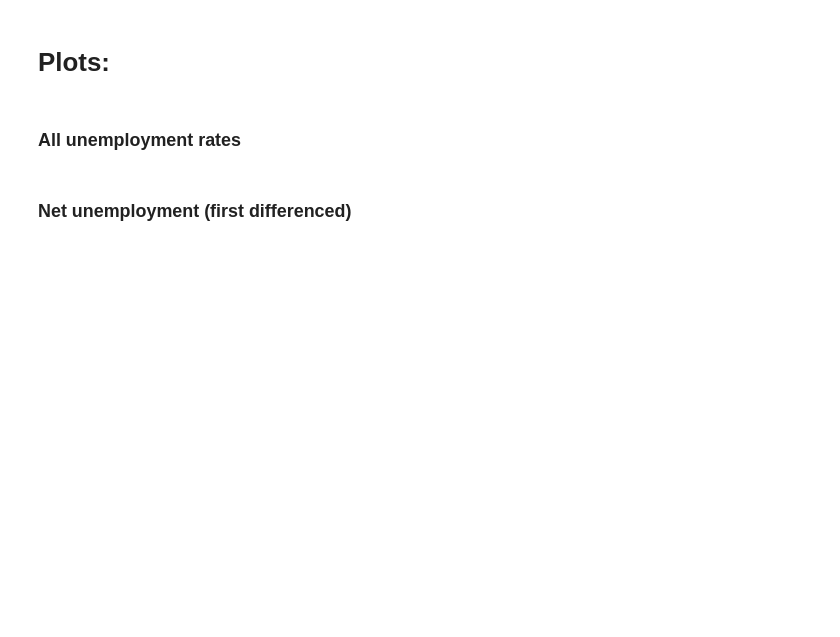
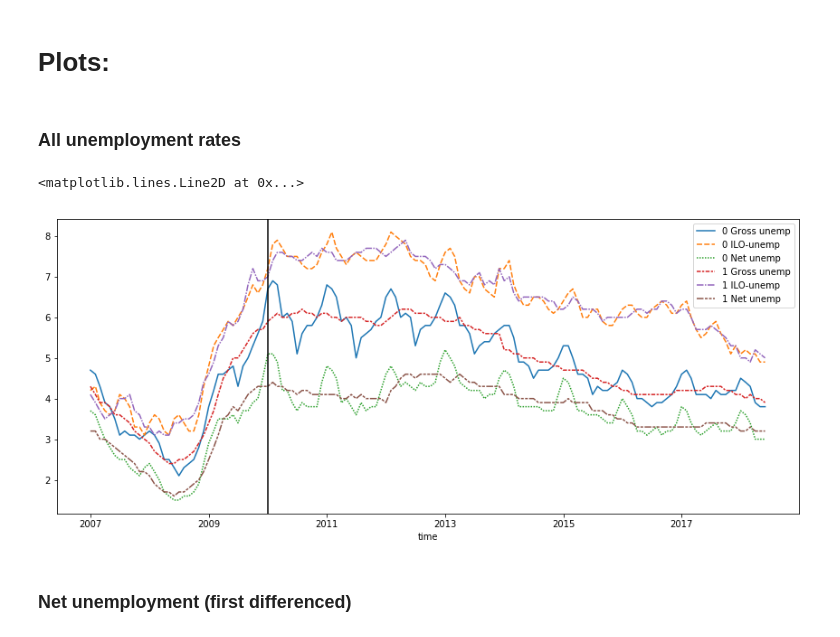
Before and after one commit to karlbindslev/sds_group29, a Jupyter notebook: Exam_project_cleanup.ipynb, the cells around one changed output. Cells and saved outputs as stored; diff of their text form; code cells hidden in the pictures; blank space fills up the shorter version.

```diff
--- a/Exam_project_cleanup.ipynb
+++ b/Exam_project_cleanup.ipynb
@@ -540,11 +546,18 @@ from matplotlib import pyplot as plt
 import seaborn as sns
 # %% [markdown]
 ###  All unemployment rates
+# %%
+df_all_unemp
+df_all_unemp['measure'] = df_all_unemp['season_adj'].map(str) + str(" ") + df_all_unemp['type'].map(str)
+unemp_plotdata = df_all_unemp.drop(columns=['season_adj', 'type']).copy()
+unemp_wide = unemp_plotdata.pivot('time', 'measure', 'rate')
 # %%
-unemp_wide = df_all_unemp.pivot('time', 'measure', 'rate')
 fig, ax = plt.subplots(figsize = (14.7, 6))
 sns.lineplot(ax=ax, data= unemp_wide)
 plt.axvline(x="2010-01-01", color = "black")
+# %% [output]
+<matplotlib.lines.Line2D at 0x...>
+[figure, added]
 # %% [markdown]
 ### Net unemployment (first differenced)
 # %%
```
Also changed, not shown: parts of 7 cells of this notebook, 1 other file.
